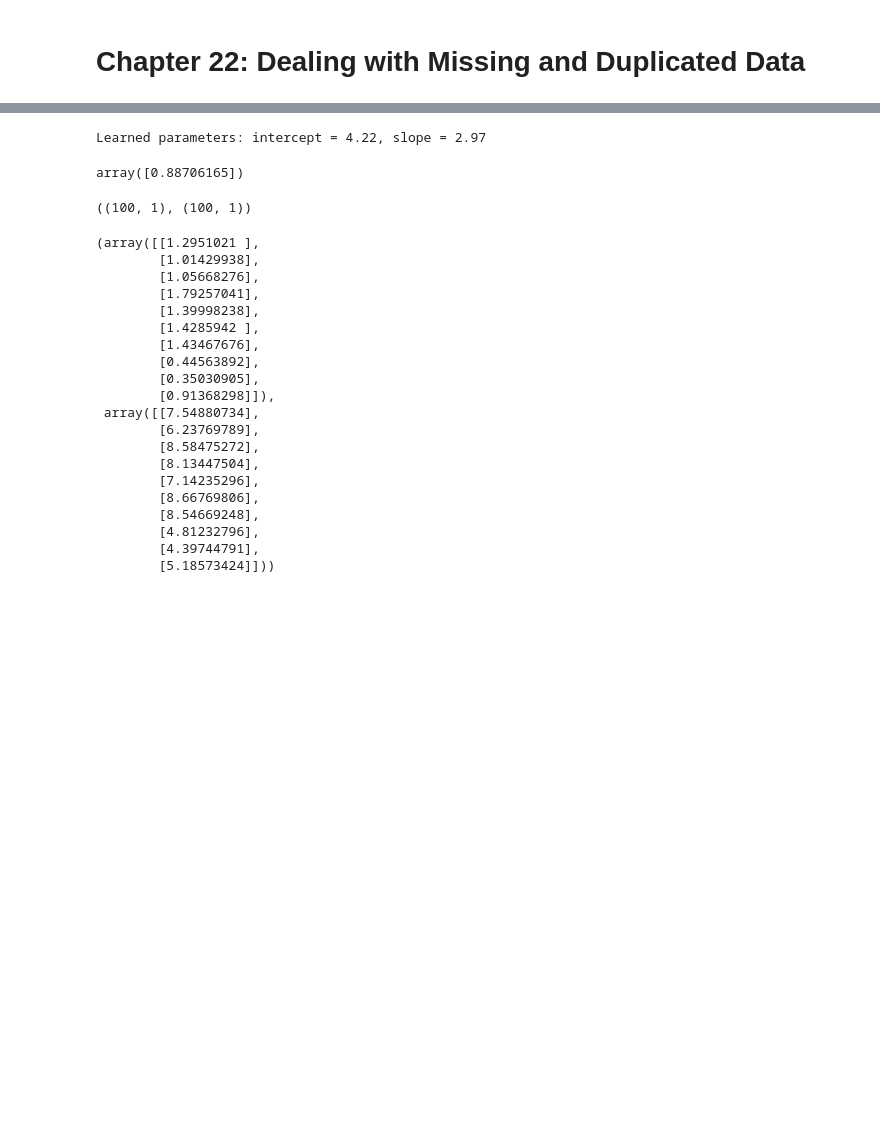
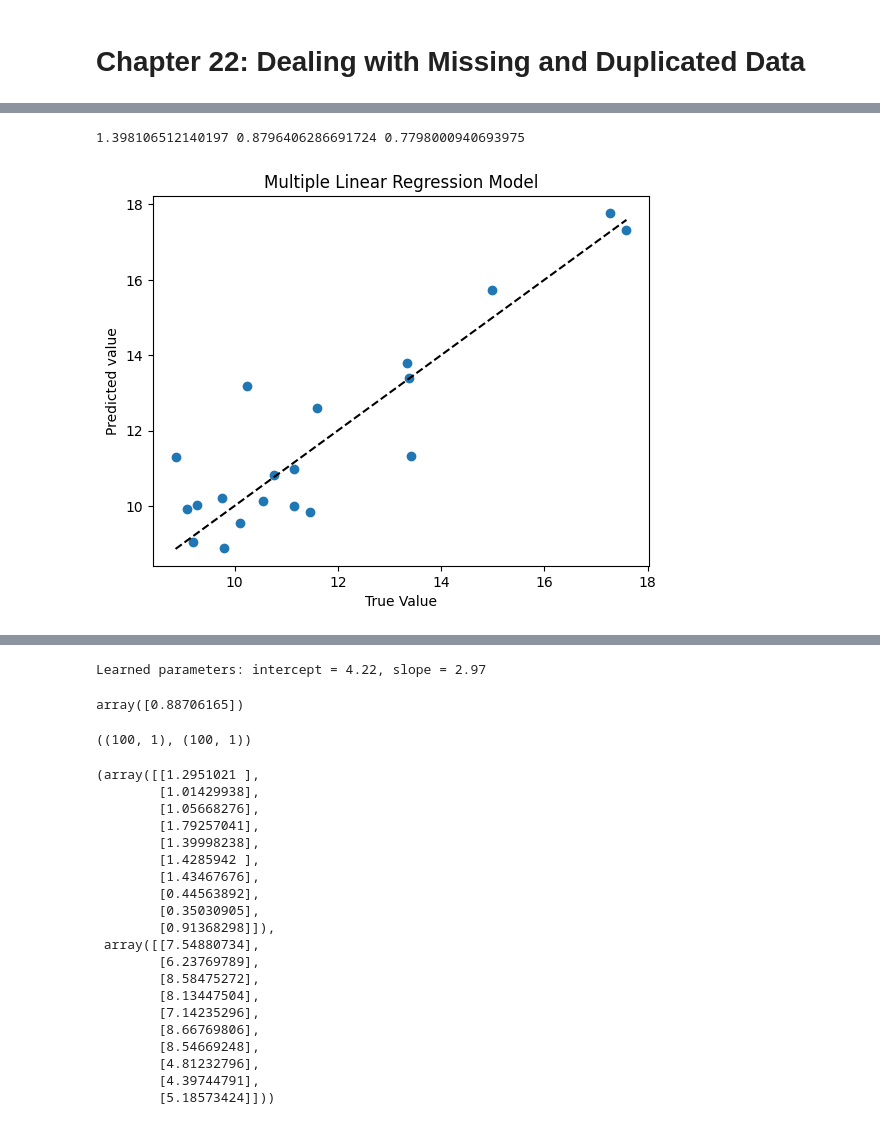
Before and after one commit to stevechengnyc/ml_gpt, a Jupyter notebook: linear_regression.ipynb, the cells around one changed output, grey strips where cells are left out. Cells and saved outputs as stored; diff of their text form; code cells hidden in the pictures; blank space fills up the shorter version.

```diff
--- a/linear_regression.ipynb
+++ b/linear_regression.ipynb
@@ -8,0 +50,3 @@ df = pd.read_csv(url, index_col=0)
+# %%
+X = np.hstack((X1, X2))
+X.shape, X[:10]
@@ -8,0 +65,5 @@ df = pd.read_csv(url, index_col=0)
+# %%
+X_train, X_test, y_train, y_test = train_test_split(X, y, test_size = 0.2, random_state = 88)
+# %%
+model = LinearRegression()
+model.fit(X_train, y_train)
@@ -8,0 +80,2 @@ df = pd.read_csv(url, index_col=0)
+# %%
+y_pred = model.predict(X_test)
@@ -8,0 +112,16 @@ df = pd.read_csv(url, index_col=0)
+# %%
+mse = mean_squared_error(y_test, y_pred)
+mae = mean_absolute_error(y_test, y_pred)
+r2 = r2_score(y_test, y_pred)
+print(mse, mae, r2)
+# %% [output]
+1.398106512140197 0.8796406286691724 0.7798000940693975
+# %%
+plt.scatter(y_test, y_pred)
+plt.xlabel('True Value')
+plt.ylabel('Predicted value')
+plt.title('Multiple Linear Regression Model')
+plt.plot([min(y_test), max(y_test)], [min(y_test), max(y_test)], color='black', linestyle='--')
+plt.show()
+# %% [output]
+[figure, added]
```
Also changed, not shown: parts of 38 cells of this notebook.
